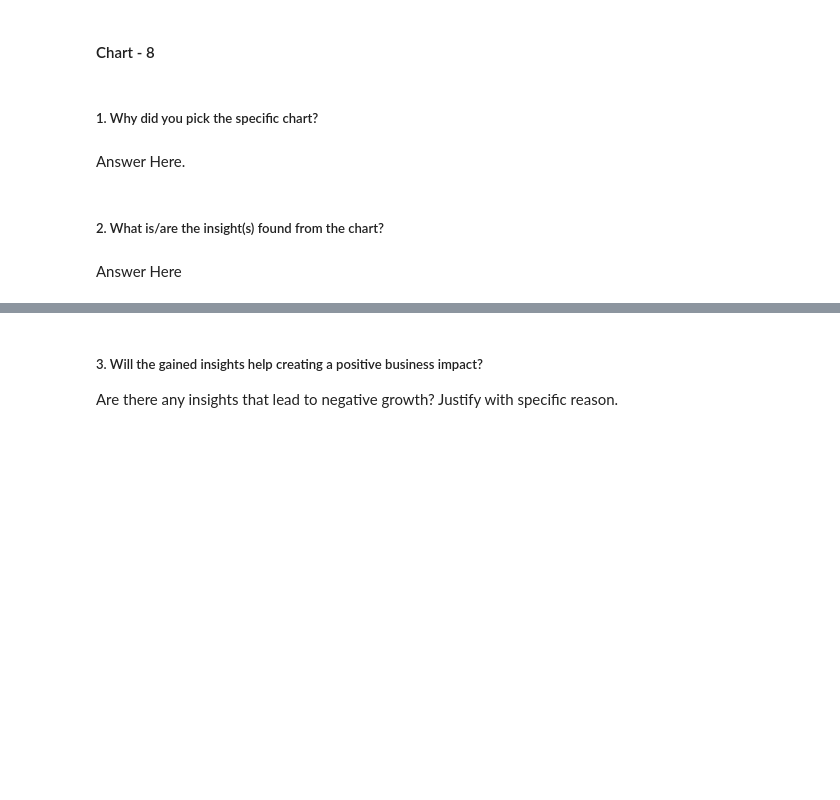
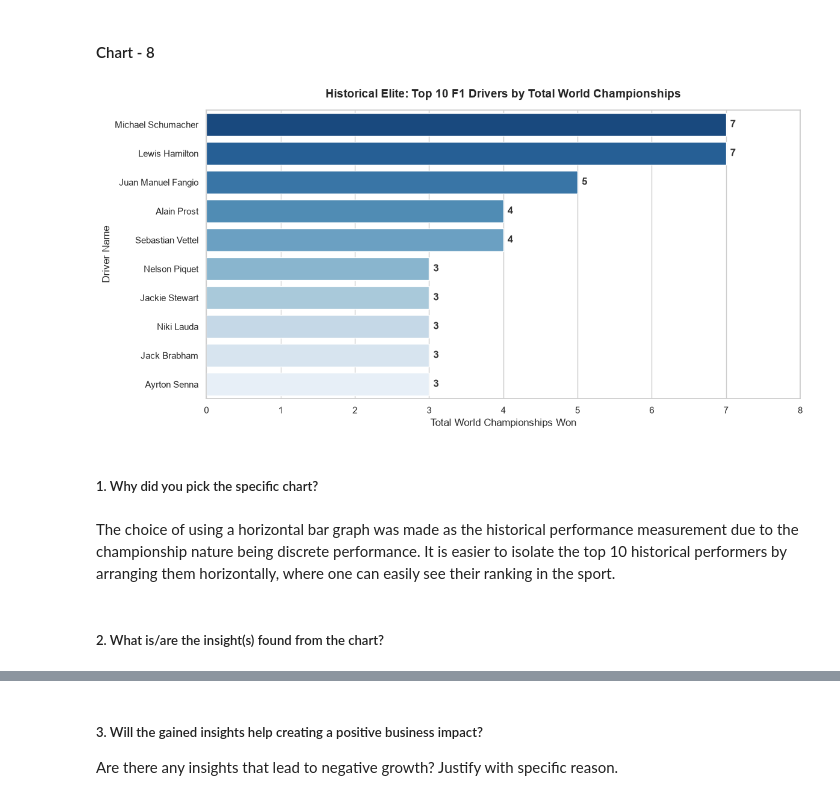
Before and after one commit to Manaspanwar20/F1-Driver-Analytics, a Jupyter notebook: Copy of Sample EDA Submission Template.ipynb, the cells around one changed output, grey strips where cells are left out. Saved outputs shown, nothing was run; the diff lists cells and outputs as text; code cells hidden in the pictures; blank space fills up the shorter version.

```diff
--- a/Copy of Sample EDA Submission Template.ipynb
+++ b/Copy of Sample EDA Submission Template.ipynb
@@ -548,8 +572,36 @@ Answer Here
+# %%
+# Chart - 8 visualization code
+top_champions = df[df['Championships'] > 0].sort_values(by='Championships', ascending=False).head(10)
+
+plt.figure(figsize=(12, 6))
+sns.set_theme(style="whitegrid")
+
+ax = sns.barplot(
+    x='Championships',
+    y='Driver',
+    data=top_champions,
+    palette='Blues_r', # Smooth historical blue gradient
+    hue='Driver',
+    legend=False
+)
+
+for container in ax.containers:
+    ax.bar_label(container, fmt='%g', padding=5, fontweight='bold', color='#333333')
+
+# 5. Clean titles and labels
+plt.title('Historical Elite: Top 10 F1 Drivers by Total World Championships', fontsize=14, fontweight='bold', pad=15)
+plt.xlabel('Total World Championships Won', fontsize=12)
+plt.ylabel('Driver Name', fontsize=12)
+
+plt.xticks(range(0, int(top_champions['Championships'].max()) + 2))
+
+plt.tight_layout()
+plt.show()
+# %% [output]
+[figure, added]
 # %% [markdown]
 ##### 1. Why did you pick the specific chart?
-# %% [markdown]
-Answer Here.
+# %% [markdown]
+The choice of using a horizontal bar graph was made as the historical performance measurement due to the championship nature being discrete performance. It is easier to isolate the top 10 historical performers by arranging them horizontally, where one can easily see their ranking in the sport.
 # %% [markdown]
 ##### 2. What is/are the insight(s) found from the chart?
-# %% [markdown]
-Answer Here
```
Also changed, not shown: parts of 67 cells of this notebook.
